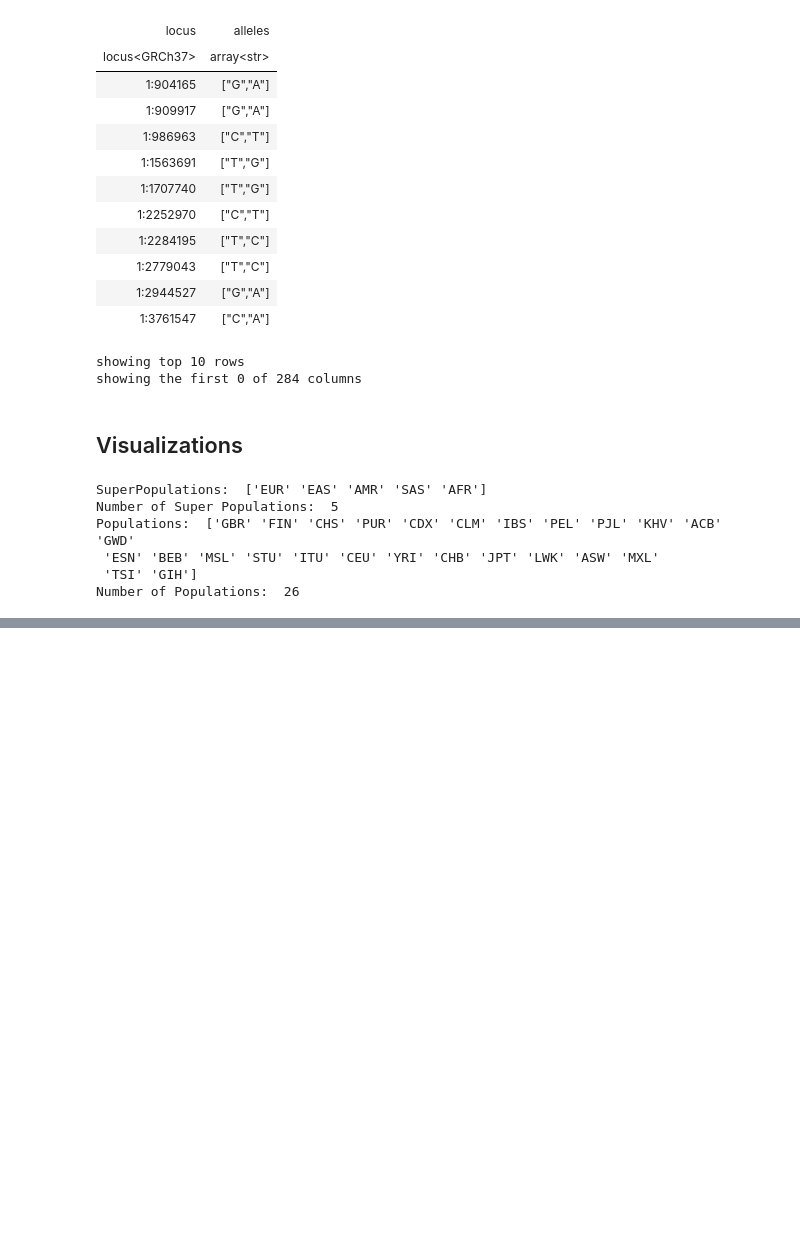
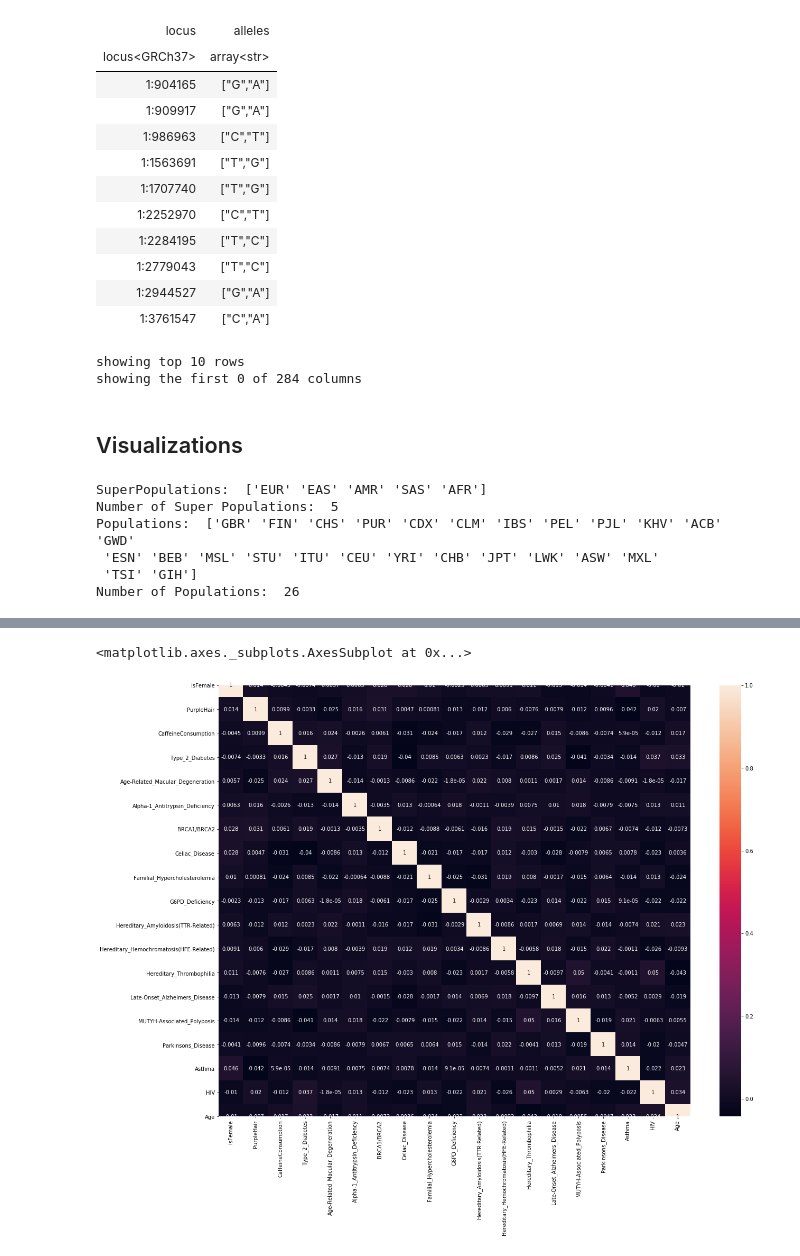
Before and after one commit to smalldatalab/genomics-privacy, a Jupyter notebook: Hail_1KGenome.ipynb, the cells around one changed output, grey strips where cells are left out. Saved outputs shown, nothing was run; the diff lists cells and outputs as text; code cells hidden in the pictures; blank space fills up the shorter version.

```diff
--- a/Hail_1KGenome.ipynb
+++ b/Hail_1KGenome.ipynb
@@ -432,0 +435,12 @@ sns.heatmap(correlation_df, annot=True)
+# %%
+num_rows = table.count()
+#print("Number of rows in the table: ", num_rows)
+
+# Add asthma
+genome_pd_df["Asthma"] = [random.choice([True, False]) for i in range(num_rows)]
+
+# Add HIV
+genome_pd_df["HIV"] = [random.choice([True, False]) for i in range(num_rows)]
+
+#Add Age
+genome_pd_df["Age"] = [random.randint(0,99) for i in range(num_rows)]
@@ -432,0 +463,3 @@ sns.heatmap(correlation_df, annot=True)
+# %%
+correlation_df2 = genome_pd_df.corr()
+correlation_df2
@@ -432,0 +484,6 @@ sns.heatmap(correlation_df, annot=True)
+# %%
+plt.subplots(figsize=(20,15))
+sns.heatmap(correlation_df2, annot=True)
+# %% [output]
+<matplotlib.axes._subplots.AxesSubplot at 0x...>
+[figure, added]
```
Also changed, not shown: parts of 21 cells of this notebook.
